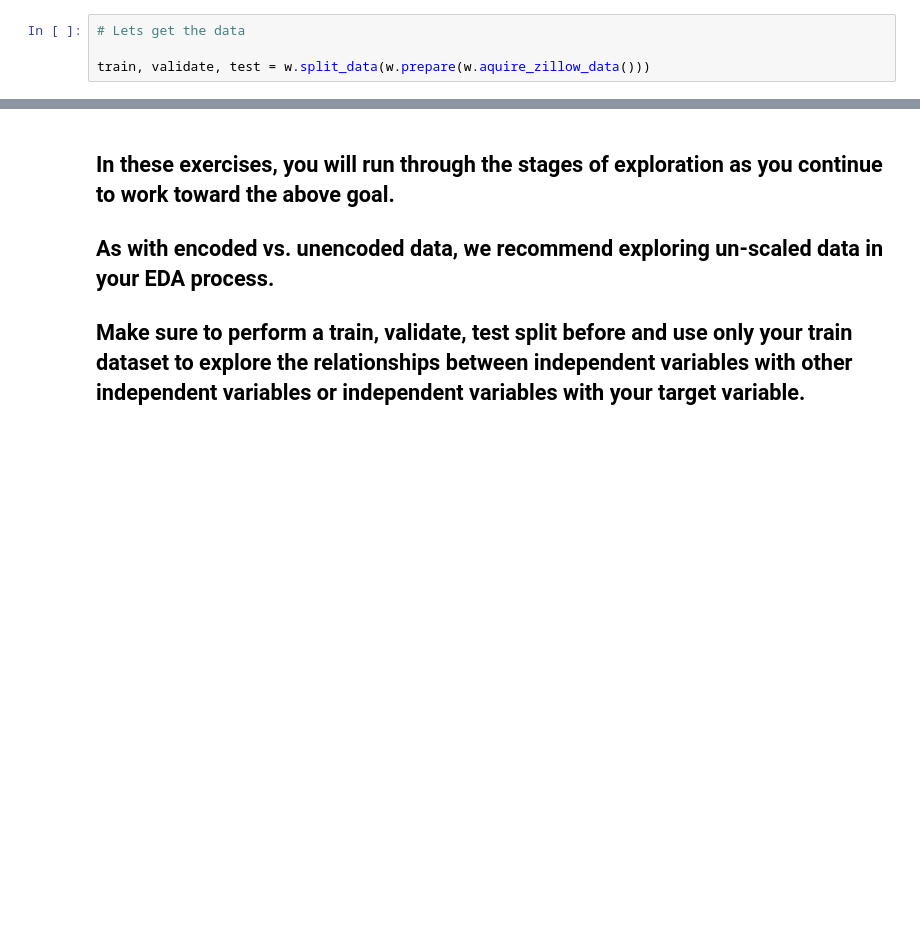
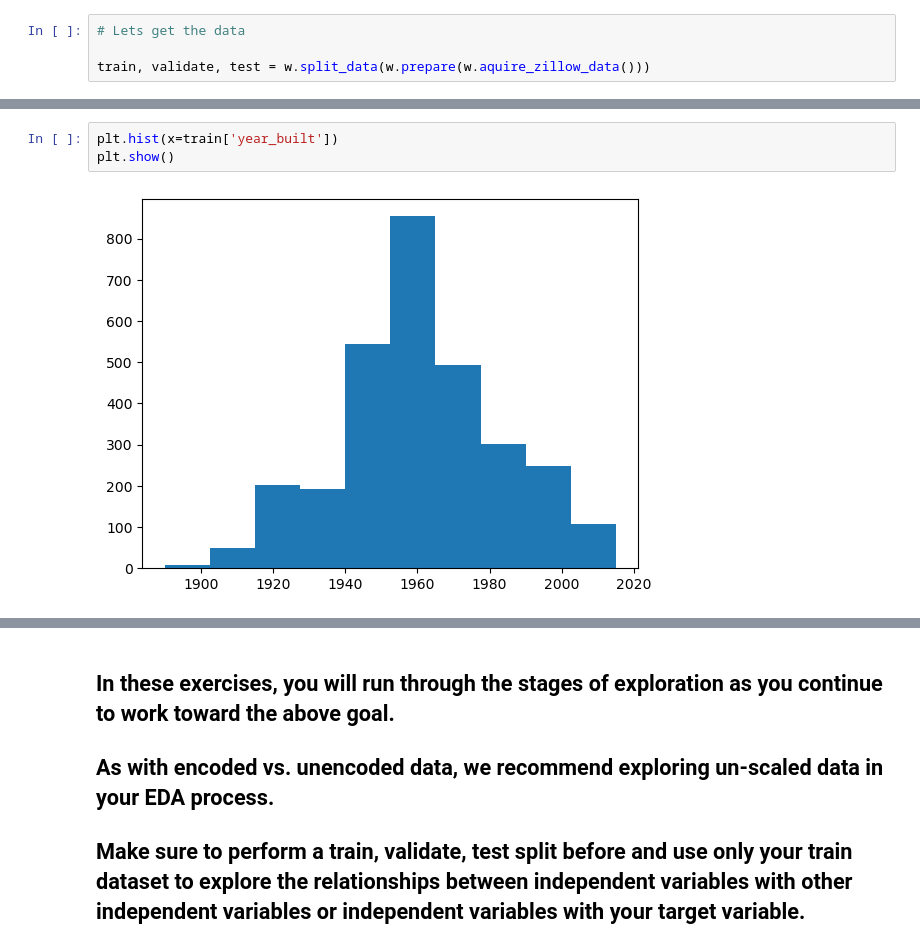
Before and after one commit to Fermin-Garcia/regression-exercises, a Jupyter notebook: Exploratory.ipynb, the cells around one changed output, grey strips where cells are left out. Drawn from its saved outputs; the diff is of its cells as text; blank space fills up the shorter version.

```diff
--- a/Exploratory.ipynb
+++ b/Exploratory.ipynb
@@ -23,0 +106,5 @@ df = train.sample(30000)
+# %%
+plt.hist(x=train['year_built'])
+plt.show()
+# %% [output]
+[figure, added]
```
Also changed, not shown: parts of 20 cells of this notebook, 5 other files.
